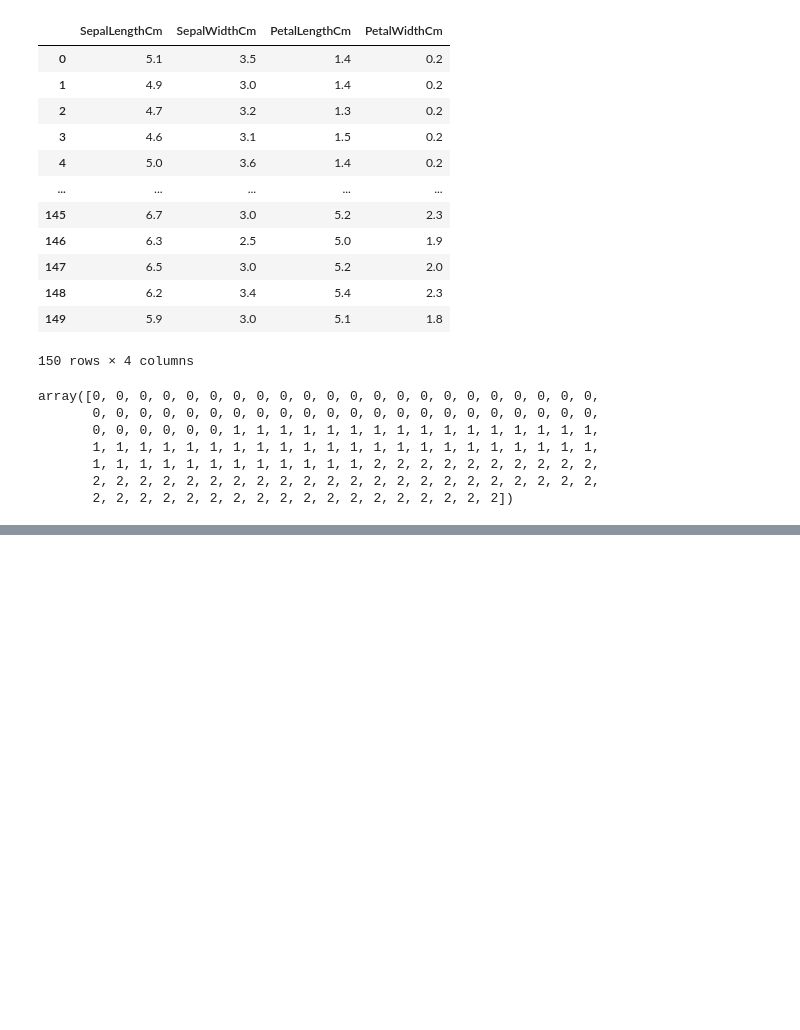
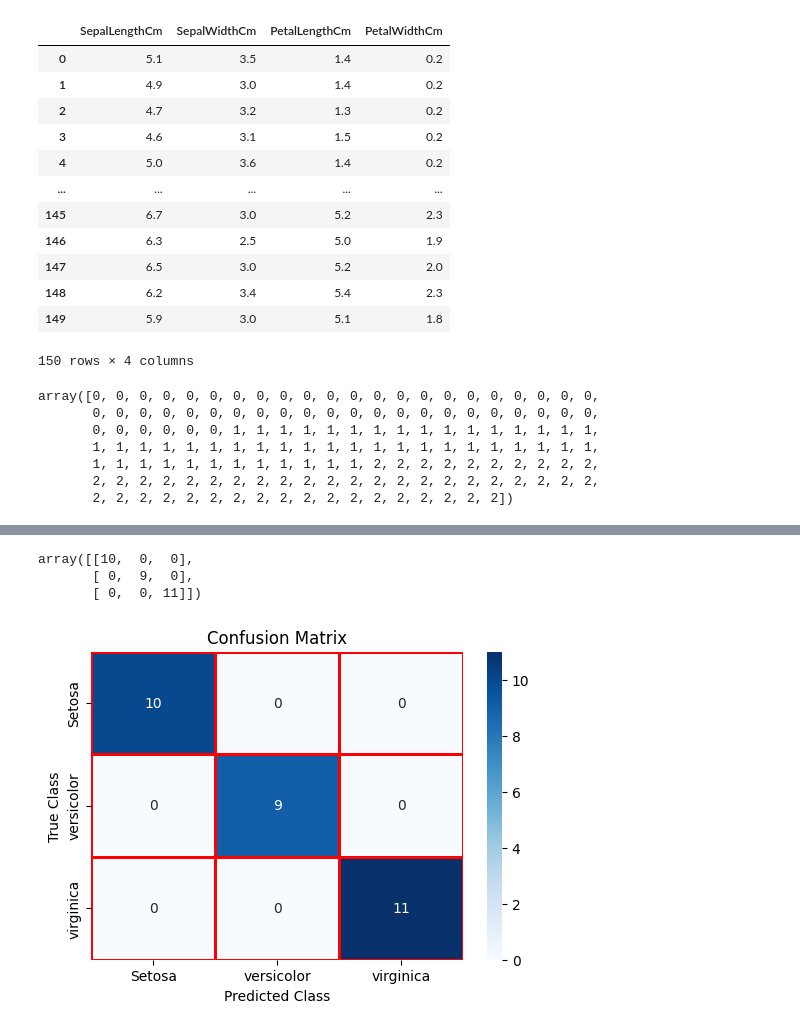
Before and after one commit to kalxdoc/Research_pac1, a Jupyter notebook: FH_1.ipynb, the cells around one changed output, grey strips where cells are left out. Cells and saved outputs as stored; diff of their text form; code cells hidden in the pictures; blank space fills up the shorter version.

```diff
--- a/FH_1.ipynb
+++ b/FH_1.ipynb
@@ -107 +107,3 @@ Epoch 50/50
 <keras.src.callbacks.history.History at 0x...>
+# %%
+y_prod = model.predict(x_test)
@@ -107,0 +112,5 @@ Epoch 50/50
+# %%
+import numpy as np
+y_pred = np.argmax(y_prod, axis=1)
+print("Predicted Classes", y_pred)
+print("Actual Classes", y_test)
@@ -107,0 +135,26 @@ Epoch 50/50
+# %%
+from sklearn.metrics import confusion_matrix
+cm = confusion_matrix(y_test, y_pred)
+cm
+# %% [output]
+array([[10,  0,  0],
+       [ 0,  9,  0],
+       [ 0,  0, 11]])
+# %%
+import seaborn as sns
+import matplotlib.pyplot as plt
+labels=['Setosa','versicolor','virginica']
+plt.figure(figsize=(6,4))
+sns.heatmap(cm, annot=True, cmap='Blues',
+            xticklabels=labels,
+            yticklabels=labels,
+            fmt='d',
+            linewidth=2,
+            linecolor="red")
+plt.xlabel('Predicted Class')
+plt.ylabel('True Class')
+plt.title('Confusion Matrix')
+plt.savefig('/content/drive/MyDrive/Classroom/confusion_matrix.png')
+plt.show()
+# %% [output]
+[figure, added]
```
Also changed, not shown: parts of 6 cells of this notebook.
